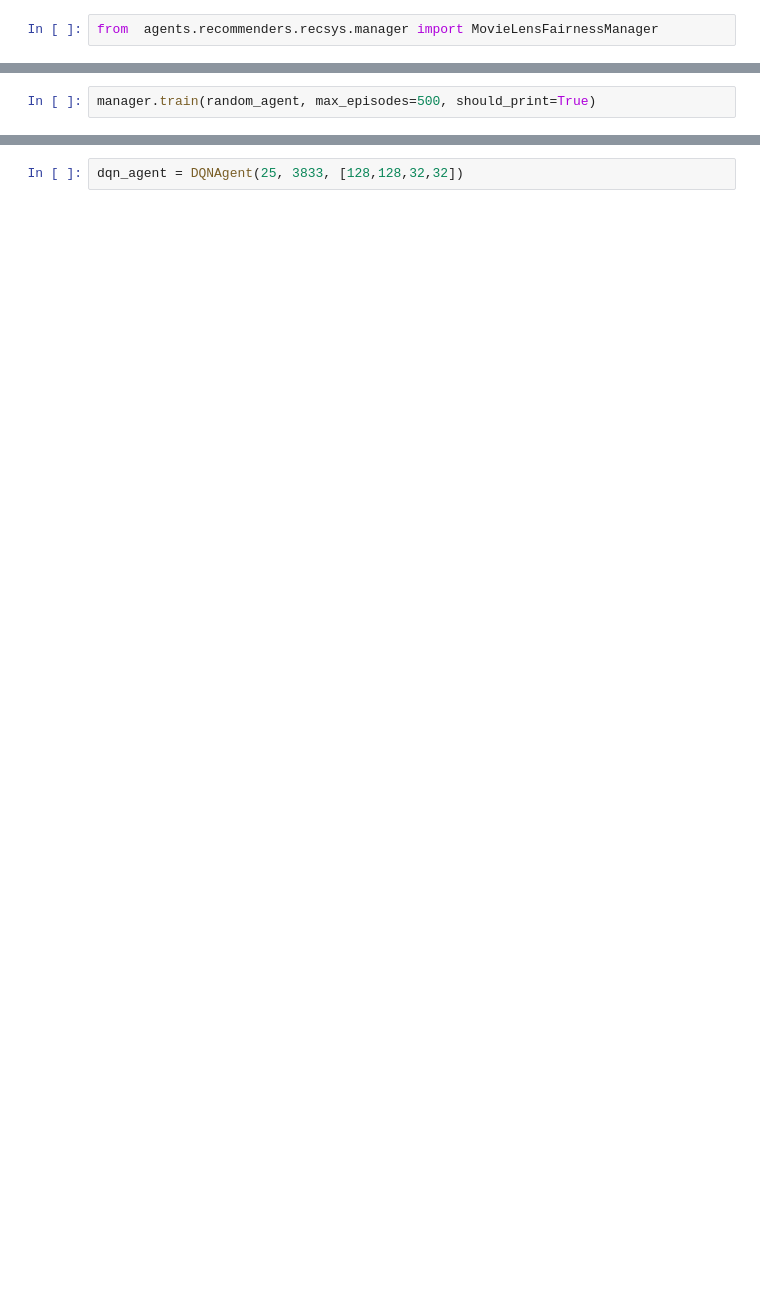
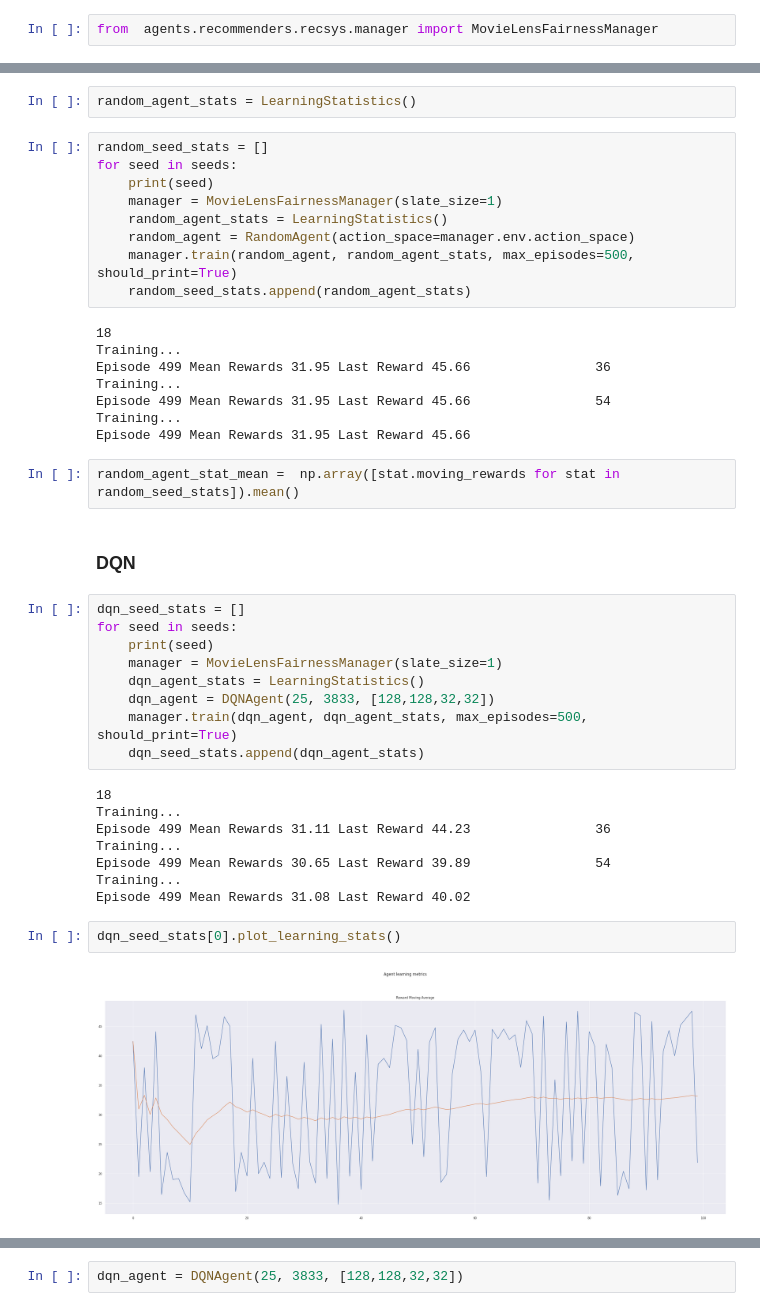
Before and after one commit to zkid18/ml-fairness-gym-recism, a Jupyter notebook: notebook.ipynb, the cells around one changed output, grey strips where cells are left out. Drawn from its saved outputs; the diff is of its cells as text; blank space fills up the shorter version.

```diff
--- a/notebook.ipynb
+++ b/notebook.ipynb
@@ -56,2 +47,0 @@ random_agent = RandomAgent(action_space=manager.env.action_space)
-# %%
-manager.train(random_agent, max_episodes=500, should_print=True)
@@ -60,0 +54,44 @@ Episode 499 Mean Rewards 31.95 Last Reward 45.66
+# %%
+random_agent_stats = LearningStatistics()
+# %%
+random_seed_stats = []
+for seed in seeds:
+    print(seed)
+    manager = MovieLensFairnessManager(slate_size=1)
+    random_agent_stats = LearningStatistics()
+    random_agent = RandomAgent(action_space=manager.env.action_space)
+    manager.train(random_agent, random_agent_stats, max_episodes=500, should_print=True)
+    random_seed_stats.append(random_agent_stats)
+# %% [output]
+18
+Training...
+Episode 499 Mean Rewards 31.95 Last Reward 45.66                36
+Training...
+Episode 499 Mean Rewards 31.95 Last Reward 45.66                54
+Training...
+Episode 499 Mean Rewards 31.95 Last Reward 45.66
+# %%
+random_agent_stat_mean =  np.array([stat.moving_rewards for stat in random_seed_stats]).mean()
+# %% [markdown]
+### DQN
+# %%
+dqn_seed_stats = []
+for seed in seeds:
+    print(seed)
+    manager = MovieLensFairnessManager(slate_size=1)
+    dqn_agent_stats = LearningStatistics()
+    dqn_agent = DQNAgent(25, 3833, [128,128,32,32])
+    manager.train(dqn_agent, dqn_agent_stats, max_episodes=500, should_print=True)
+    dqn_seed_stats.append(dqn_agent_stats)
+# %% [output]
+18
+Training...
+Episode 499 Mean Rewards 31.11 Last Reward 44.23                36
+Training...
+Episode 499 Mean Rewards 30.65 Last Reward 39.89                54
+Training...
+Episode 499 Mean Rewards 31.08 Last Reward 40.02
+# %%
+dqn_seed_stats[0].plot_learning_stats()
+# %% [output]
+[figure, added]
```
Also changed, not shown: parts of 27 cells of this notebook, 4 other files.
